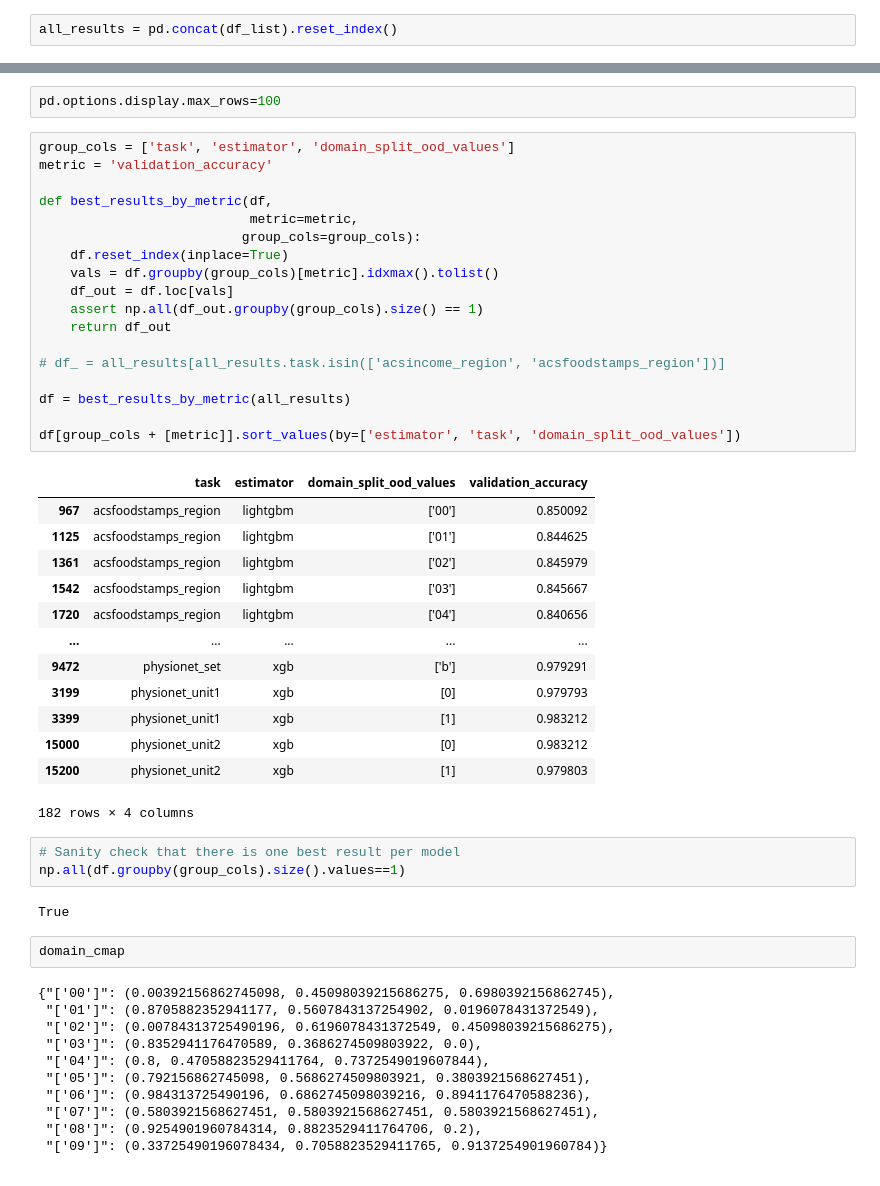
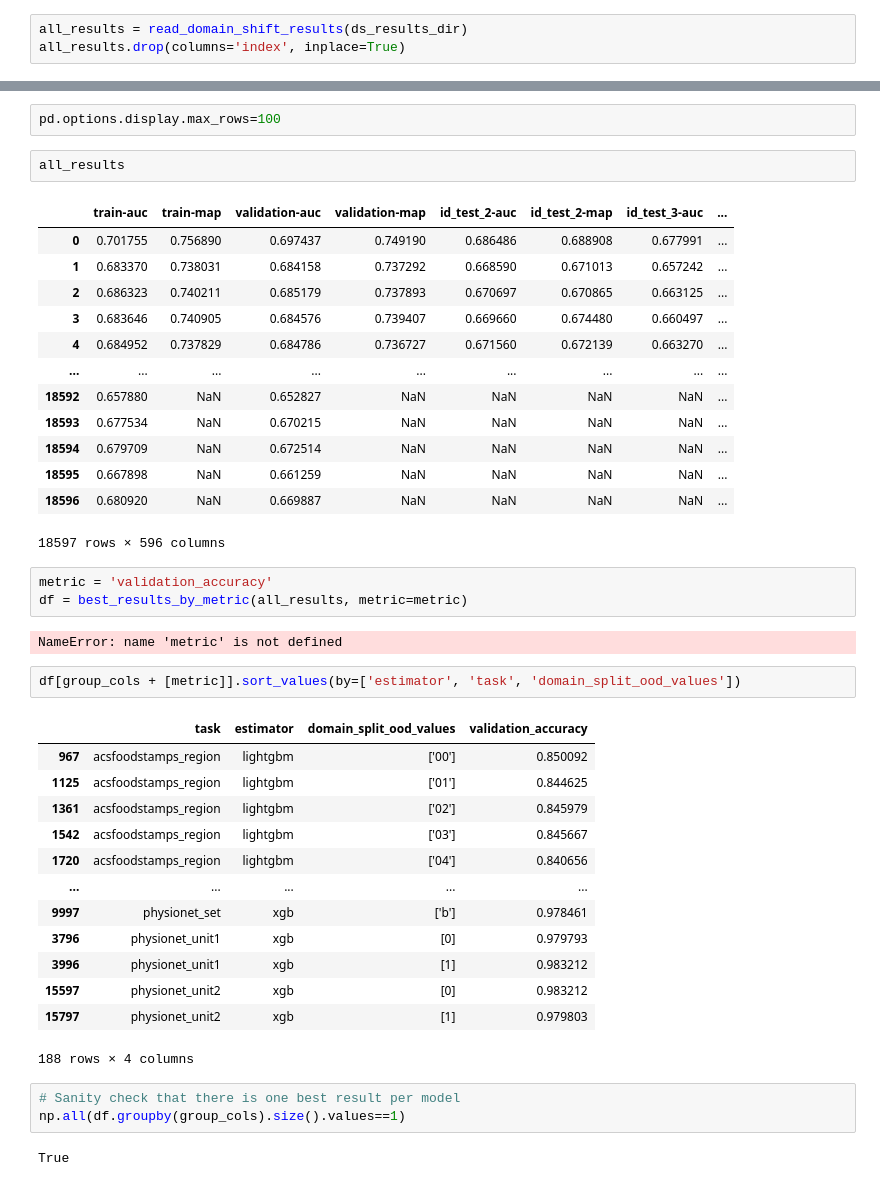
Before and after one commit to webzerg/tableshift, a Jupyter notebook: notebooks/domain_shift_results.ipynb, the cells around one changed output, grey strips where cells are left out. Drawn from its saved outputs; the diff is of its cells as text.

```diff
--- a/notebooks/domain_shift_results.ipynb
+++ b/notebooks/domain_shift_results.ipynb
@@ -49,3 +16,4 @@ no results for shift adult matching /Users/jpgard/Documents/github/tablebench/do
 # %%
-all_results = pd.concat(df_list).reset_index()
+all_results = read_domain_shift_results(ds_results_dir)
+all_results.drop(columns='index', inplace=True)
 # %% [output]
@@ -62,53 +30,45 @@ print(estimators)
 ('lightgbm', 'xgb')
 # %%
 pd.options.display.max_rows=100
+# %%
+all_results
+# %% [output]
+|  | train-auc | train-map | validation-auc | validation-map | id_test_2-auc | id_test_2-map | id_test_3-auc | ... |
+| 0 | 0.701755 | 0.756890 | 0.697437 | 0.749190 | 0.686486 | 0.688908 | 0.677991 | ... |
+| 1 | 0.683370 | 0.738031 | 0.684158 | 0.737292 | 0.668590 | 0.671013 | 0.657242 | ... |
+| 2 | 0.686323 | 0.740211 | 0.685179 | 0.737893 | 0.670697 | 0.670865 | 0.663125 | ... |
+| 3 | 0.683646 | 0.740905 | 0.684576 | 0.739407 | 0.669660 | 0.674480 | 0.660497 | ... |
+| 4 | 0.684952 | 0.737829 | 0.684786 | 0.736727 | 0.671560 | 0.672139 | 0.663270 | ... |
+| ... | ... | ... | ... | ... | ... | ... | ... | ... |
+| 18592 | 0.657880 | NaN | 0.652827 | NaN | NaN | NaN | NaN | ... |
+| 18593 | 0.677534 | NaN | 0.670215 | NaN | NaN | NaN | NaN | ... |
+| 18594 | 0.679709 | NaN | 0.672514 | NaN | NaN | NaN | NaN | ... |
+| 18595 | 0.667898 | NaN | 0.661259 | NaN | NaN | NaN | NaN | ... |
+| 18596 | 0.680920 | NaN | 0.669887 | NaN | NaN | NaN | NaN | ... |
+18597 rows × 596 columns
 # %%
-group_cols = ['task', 'estimator', 'domain_split_ood_values']
 metric = 'validation_accuracy'
-
-def best_results_by_metric(df,
-                           metric=metric,
-                          group_cols=group_cols):
-    df.reset_index(inplace=True)
-    vals = df.groupby(group_cols)[metric].idxmax().tolist()
-    df_out = df.loc[vals]
-    assert np.all(df_out.groupby(group_cols).size() == 1)
-    return df_out
-
-# df_ = all_results[all_results.task.isin(['acsincome_region', 'acsfoodstamps_region'])]
-
-df = best_results_by_metric(all_results)
-
-df[group_cols + [metric]].sort_values(by=['estimator', 'task', 'domain_split_ood_values'])
+df = best_results_by_metric(all_results, metric=metric)
 # %% [output]
-|  | task | estimator | domain_split_ood_values | validation_accuracy |
-| 967 | acsfoodstamps_region | lightgbm | ['00'] | 0.850092 |
-| 1125 | acsfoodstamps_region | lightgbm | ['01'] | 0.844625 |
-| 1361 | acsfoodstamps_region | lightgbm | ['02'] | 0.845979 |
-| 1542 | acsfoodstamps_region | lightgbm | ['03'] | 0.845667 |
-| 1720 | acsfoodstamps_region | lightgbm | ['04'] | 0.840656 |
-| ... | ... | ... | ... | ... |
-| 9472 | physionet_set | xgb | ['b'] | 0.979291 |
-| 3199 | physionet_unit1 | xgb | [0] | 0.979793 |
-| 3399 | physionet_unit1 | xgb | [1] | 0.983212 |
-| 15000 | physionet_unit2 | xgb | [0] | 0.983212 |
-| 15200 | physionet_unit2 | xgb | [1] | 0.979803 |
-182 rows × 4 columns
+NameError: name 'metric' is not defined
+# %%
+df[group_cols + [metric]].sort_values(by=['estimator', 'task', 'domain_split_ood_values'])
+# %% [output]
+|  | task | estimator | domain_split_ood_values | validation_accuracy |
+| 967 | acsfoodstamps_region | lightgbm | ['00'] | 0.850092 |
+| 1125 | acsfoodstamps_region | lightgbm | ['01'] | 0.844625 |
+| 1361 | acsfoodstamps_region | lightgbm | ['02'] | 0.845979 |
+| 1542 | acsfoodstamps_region | lightgbm | ['03'] | 0.845667 |
+| 1720 | acsfoodstamps_region | lightgbm | ['04'] | 0.840656 |
+| ... | ... | ... | ... | ... |
+| 9997 | physionet_set | xgb | ['b'] | 0.978461 |
+| 3796 | physionet_unit1 | xgb | [0] | 0.979793 |
+| 3996 | physionet_unit1 | xgb | [1] | 0.983212 |
+| 15597 | physionet_unit2 | xgb | [0] | 0.983212 |
+| 15797 | physionet_unit2 | xgb | [1] | 0.979803 |
+188 rows × 4 columns
 # %%
 # Sanity check that there is one best result per model
 np.all(df.groupby(group_cols).size().values==1)
 # %% [output]
 True
-# %%
-domain_cmap
-# %% [output]
-{"['00']": (0.00392156862745098, 0.45098039215686275, 0.6980392156862745),
- "['01']": (0.8705882352941177, 0.5607843137254902, 0.0196078431372549),
- "['02']": (0.00784313725490196, 0.6196078431372549, 0.45098039215686275),
- "['03']": (0.8352941176470589, 0.3686274509803922, 0.0),
- "['04']": (0.8, 0.47058823529411764, 0.7372549019607844),
- "['05']": (0.792156862745098, 0.5686274509803921, 0.3803921568627451),
- "['06']": (0.984313725490196, 0.6862745098039216, 0.8941176470588236),
- "['07']": (0.5803921568627451, 0.5803921568627451, 0.5803921568627451),
- "['08']": (0.9254901960784314, 0.8823529411764706, 0.2),
- "['09']": (0.33725490196078434, 0.7058823529411765, 0.9137254901960784)}
```
Also changed, not shown: parts of 7 cells of this notebook, 1 other file.
